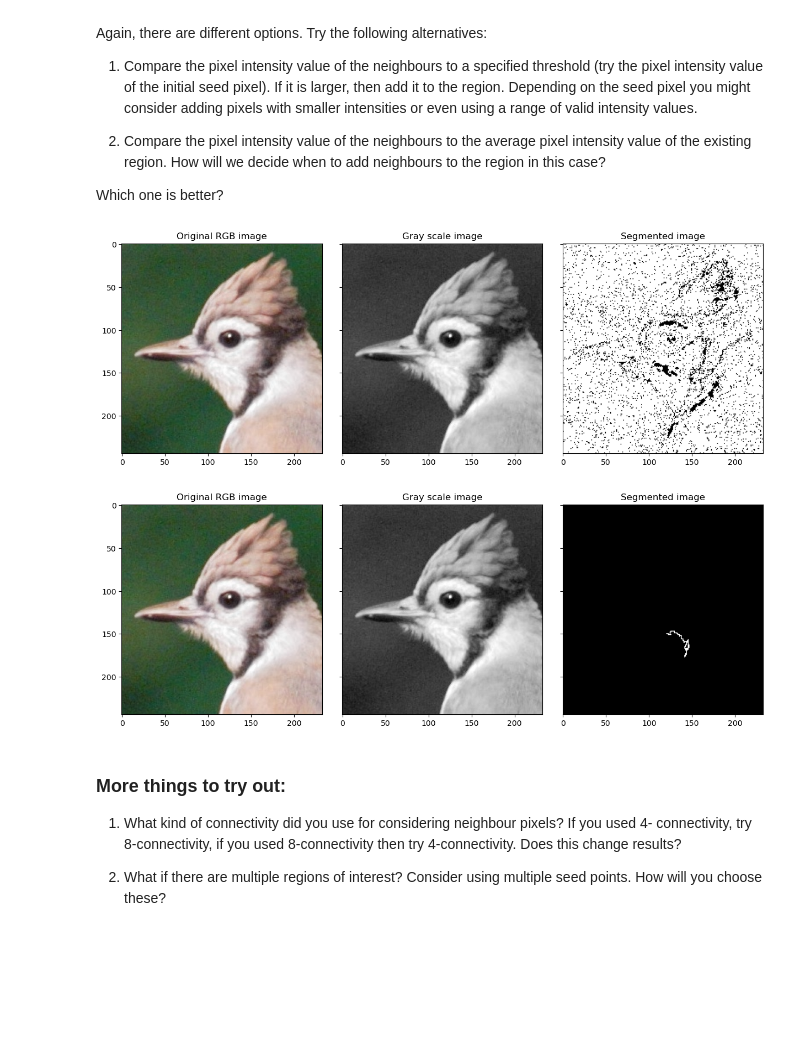
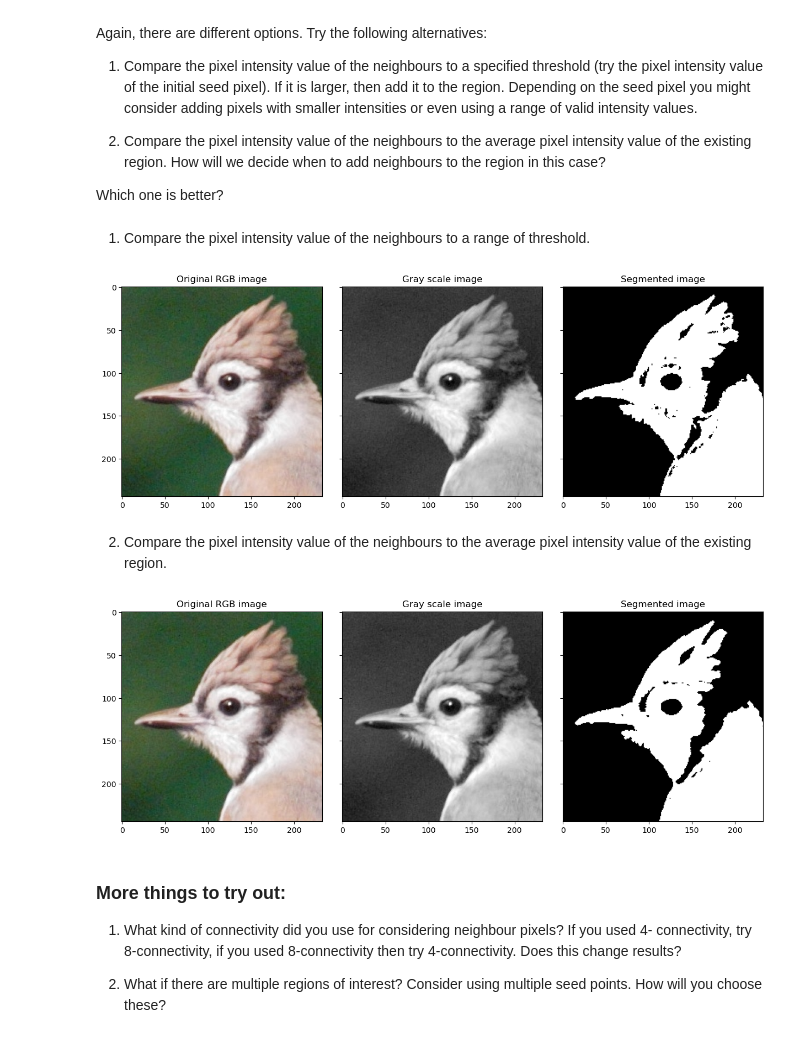
Before and after one commit to Kim-Xerxes/Image-Processing-Labs, a Jupyter notebook: labs/week_4.ipynb, the cells around one changed output. Cells and saved outputs as stored; diff of their text form; code cells hidden in the pictures; blank space fills up the shorter version.

```diff
--- a/labs/week_4.ipynb
+++ b/labs/week_4.ipynb
@@ -120,11 +143,11 @@ Which one is better?
 # %%
 # Plot histogram of gray image.
-tmp = plt.hist(gray_img.flatten(), 256)
-H, W = gray_img.shape
-# Select a random seed
-x, y = [np.random.randint(H), np.random.randint(W)]
+tmp = plt.hist(gray_img)
 # Select the threshold. From histogram, there is a peak around 50~100, which means a lot of information apart from the background gathers there.
-seg_img = region_growing(gray_img, x, y, thresh=100, connectedness=4)
+thresh = 100
+idx = np.where(gray_img >= thresh)
+seg_img = np.zeros_like(gray_img)
+seg_img[idx] = 255
 
 # Show Original and segmented image
 fig, axis = plt.subplots(1, 3, figsize=(15,10), sharey=True)
@@ -152,9 +215,11 @@ Again, there are different options. Try the following alternatives:
 2. Compare the pixel intensity value of the neighbours to the average pixel intensity value of the existing region. How will we decide when to add neighbours to the region in this case?
 
 Which one is better?
+# %% [markdown]
+1. Compare the pixel intensity value of the neighbours to a range of threshold.
 # %%
 # Write your own code here
-def region_growing_enhanced_1(img, x, y, intensity, thresh=100, connectedness=4):
+def region_growing_enhanced_1(img, x, y, thresh_range, connectedness=4):
     '''
     Impelemnt region growing algorithm to segment a gray scaled image into regions
     :param img: gray scaled image [H, W]
@@ -175,40 +240,43 @@ def region_growing_enhanced_1(img, x, y, intensity, thresh=100, connectedness=4)
     stack.append((x,y))
     while len(stack) != 0:
         currentX, currentY = stack.pop()
         if segmented_img[currentX][currentY] == 0:
-            if intensity[int(img[currentX][currentY])] >= intensity[int(img[x][y])]:
+            if img[currentX][currentY] >= thresh_range[0] and img[currentX][currentY] <= thresh_range[1]:
                 segmented_img[currentX][currentY] = 255
                 for offset in neighbors:
                     if 0 <= currentX + offset[0] <= H-1 and 0 <= currentY + offset[1] <= W - 1:
                         if segmented_img[currentX + offset[0], currentY + offset[1]] != 255:
                             stack.append((currentX + offset[0], currentY + offset[1]))
 
     return segmented_img
 
 # define set of seed pixel points
-x, y = 60, 140
+x, y = 100, 100
+thresh_range = [100, 250]
 
 # run region growing algorithm
-seg_img = region_growing_enhanced_1(gray_img, x, y, tmp[0], thresh=100, connectedness=4)
+seg_img = region_growing_enhanced_1(gray_img, x, y, thresh_range, connectedness=4)
 
 # Show Original and segmented image
 fig, axis = plt.subplots(1, 3, figsize=(15,10), sharey=True)
 fig.subplots_adjust(wspace=0.1, hspace=0.05)
 axis[0].imshow(img)
 axis[0].set_title('Original RGB image')
 
 axis[1].imshow(gray_img, 'gray')
 axis[1].set_title('Gray scale image')
 
 axis[2].imshow(seg_img, 'gray')
 axis[2].set_title('Segmented image')
 
 plt.show()
 # %% [output]
-[figure, old version]
+[figure, new version]
+# %% [markdown]
+2. Compare the pixel intensity value of the neighbours to the average pixel intensity value of the existing region.
 # %%
 # Write your own code here
-def region_growing_enhanced_2(img, x, y, intensity, thresh=100, connectedness=4):
+def region_growing_enhanced_2(img, x, y, thresh, connectedness=4):
     '''
     Impelemnt region growing algorithm to segment a gray scaled image into regions
     :param img: gray scaled image [H, W]
@@ -225,27 +293,30 @@ def region_growing_enhanced_2(img, x, y, intensity, thresh=100, connectedness=4)
     else:
         neighbors = [[-1,0], [0,-1], [0,1], [1,0]]
     stack = []
+    intensity_sum = 0
+    count = 0
     segmented_img = np.zeros_like(img)
     stack.append((x,y))
     while len(stack) != 0:
         currentX, currentY = stack.pop()
         if segmented_img[currentX][currentY] == 0:
-            avg_intensity = [intensity[int(i)] for i in (segmented_img/255*img).flatten() if i != 0]
-            avg_intensity = 0 if len(avg_intensity) == 0 else np.average(avg_intensity)
-            if intensity[int(img[currentX][currentY])] >= avg_intensity:
-                segmented_img[currentX][currentY] = 255
-                for offset in neighbors:
-                    if 0 <= currentX + offset[0] <= H-1 and 0 <= currentY + offset[1] <= W - 1:
-                        if segmented_img[currentX + offset[0], currentY + offset[1]] != 255:
+            segmented_img[currentX][currentY] = 255
+            intensity_sum += img[currentX][currentY]
+            count += 1
+            for offset in neighbors:
+                if 0 <= currentX + offset[0] <= H-1 and 0 <= currentY + offset[1] <= W - 1:
+                    if segmented_img[currentX + offset[0], currentY + offset[1]] != 255:
+                        if abs(img[currentX][currentY] - intensity_sum / count) < thresh:
                             stack.append((currentX + offset[0], currentY + offset[1]))
 
     return segmented_img
 
 # define set of seed pixel points
-x, y = 150, 120
+x, y = 100, 100
+thresh = 60
 
 # run region growing algorithm
-seg_img = region_growing_enhanced_2(gray_img, x, y, tmp[0], thresh=100, connectedness=4)
+seg_img = region_growing_enhanced_2(gray_img, x, y, thresh=thresh, connectedness=4)
 
 # Show Original and segmented image
 fig, axis = plt.subplots(1, 3, figsize=(15,10), sharey=True)
@@ -261,7 +332,7 @@ axis[2].set_title('Segmented image')
 
 plt.show()
 # %% [output]
-[figure, old version]
+[figure, new version]
 # %% [markdown]
 ### More things to try out:
 1. What kind of connectivity did you use for considering neighbour pixels? If you used 4- connectivity, try 8-connectivity, if you used 8-connectivity then try 4-connectivity.
```
Also changed, not shown: parts of 8 cells of this notebook.
